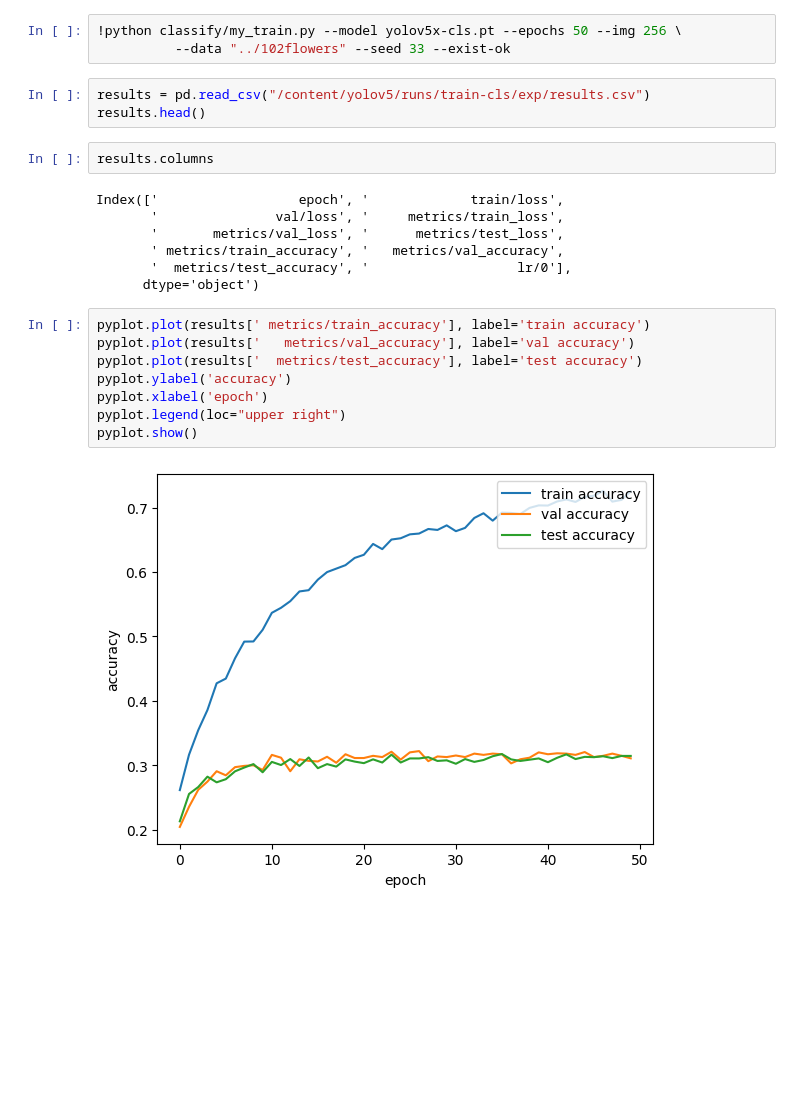
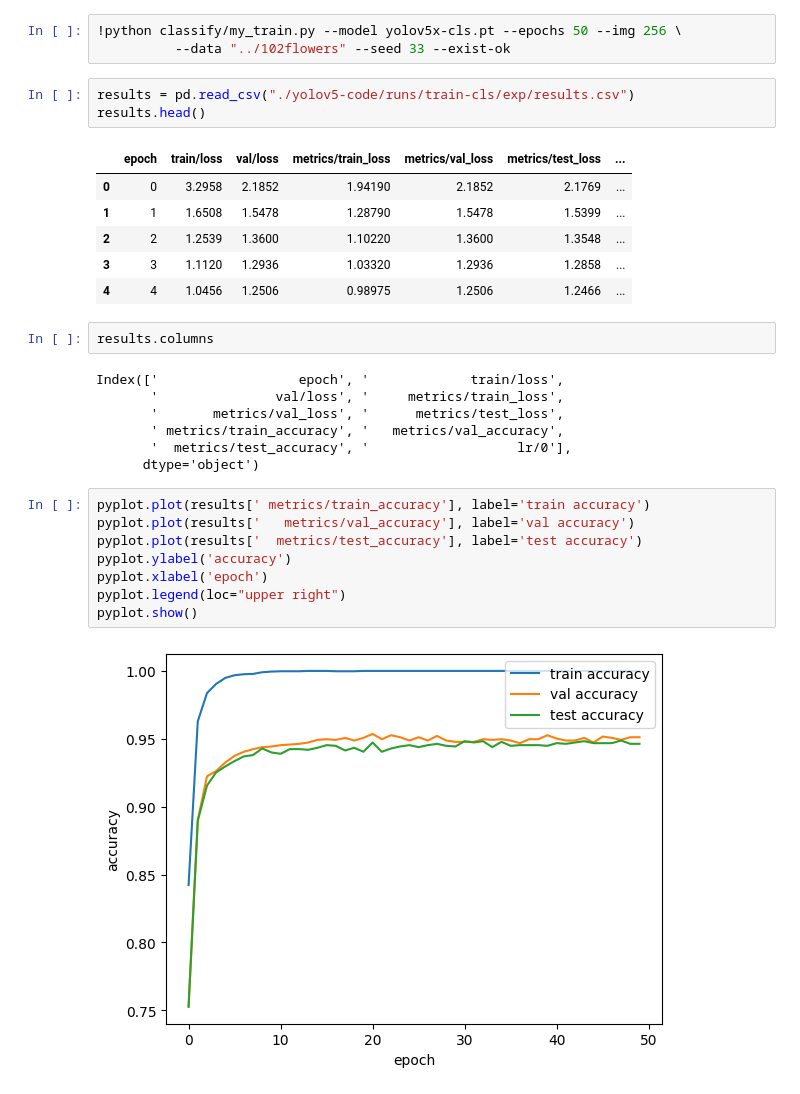
Before and after one commit to neyema/hw3-part2, a Jupyter notebook: yolov5/YOLOv5.ipynb, the cells around one changed output. Drawn from its saved outputs; the diff is of its cells as text; blank space fills up the shorter version.

```diff
--- a/yolov5/YOLOv5.ipynb
+++ b/yolov5/YOLOv5.ipynb
@@ -18,8 +18,15 @@ Here I added to yolov5/classify the file my_train.py.
 !python classify/my_train.py --model yolov5x-cls.pt --epochs 50 --img 256 \
           --data "../102flowers" --seed 33 --exist-ok
 # %%
-results = pd.read_csv("/content/yolov5/runs/train-cls/exp/results.csv")
+results = pd.read_csv("./yolov5-code/runs/train-cls/exp/results.csv")
 results.head()
+# %% [output]
+|  | epoch | train/loss | val/loss | metrics/train_loss | metrics/val_loss | metrics/test_loss | ... |
+| 0 | 0 | 3.2958 | 2.1852 | 1.94190 | 2.1852 | 2.1769 | ... |
+| 1 | 1 | 1.6508 | 1.5478 | 1.28790 | 1.5478 | 1.5399 | ... |
+| 2 | 2 | 1.2539 | 1.3600 | 1.10220 | 1.3600 | 1.3548 | ... |
+| 3 | 3 | 1.1120 | 1.2936 | 1.03320 | 1.2936 | 1.2858 | ... |
+| 4 | 4 | 1.0456 | 1.2506 | 0.98975 | 1.2506 | 1.2466 | ... |
 # %%
 results.columns
 # %% [output]
@@ -38,7 +45,7 @@ pyplot.xlabel('epoch')
 pyplot.legend(loc="upper right")
 pyplot.show()
 # %% [output]
-[figure, old version]
+[figure, new version]
 # %%
 pyplot.plot(results['     metrics/train_loss'], label='train loss')
 pyplot.plot(results['       metrics/val_loss'], label='val loss')
```
Also changed, not shown: parts of 2 cells of this notebook, 8 other files.
